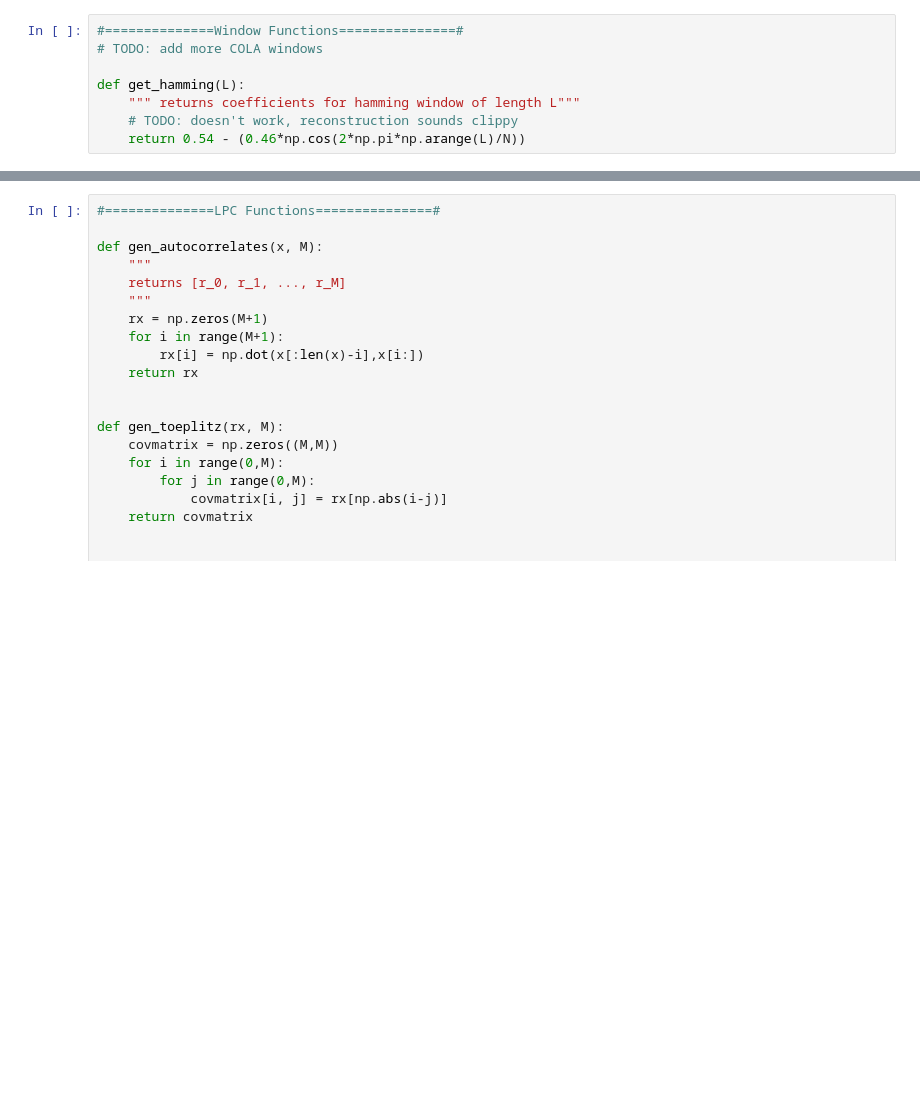
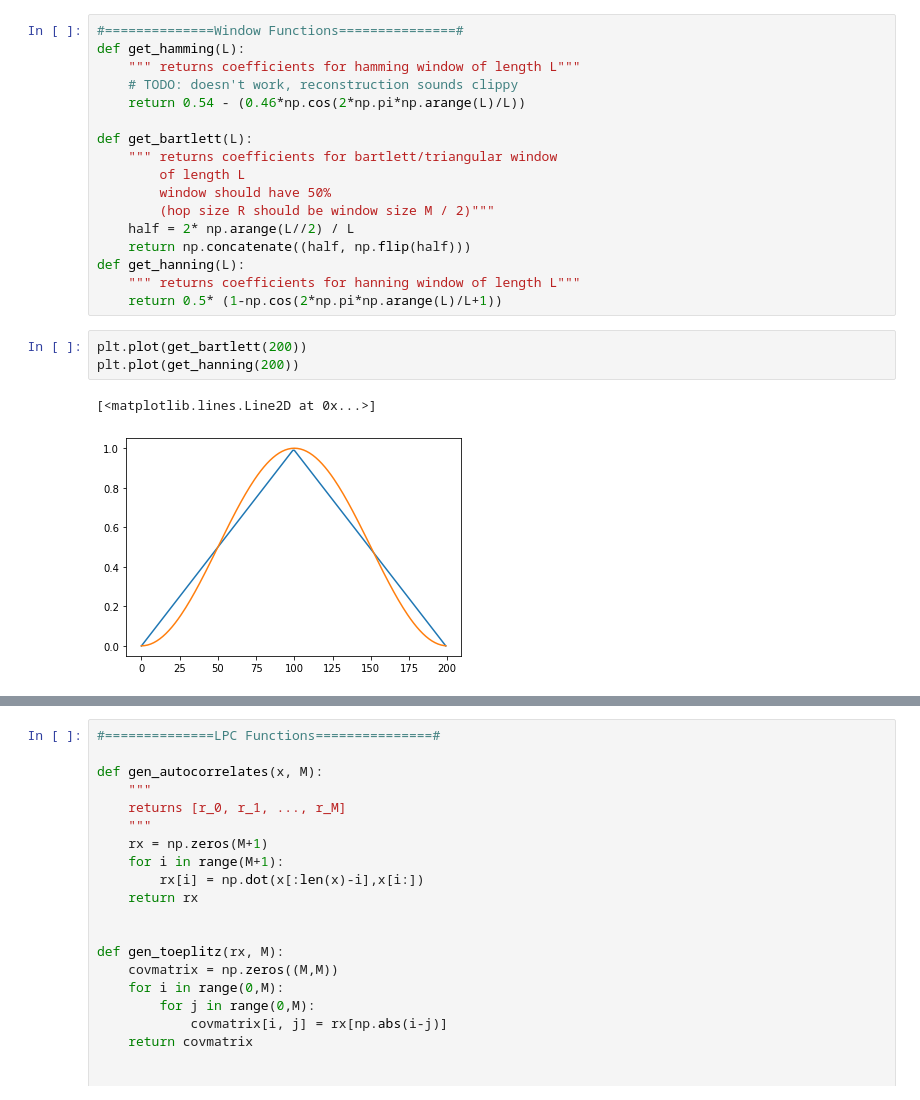
Before and after one commit to AndrewAday/cross-synthesis, a Jupyter notebook: LPC-cross-synthesis.ipynb, the cells around one changed output, grey strips where cells are left out. Saved outputs shown, nothing was run; the diff lists cells and outputs as text; blank space fills up the shorter version.

```diff
--- a/LPC-cross-synthesis.ipynb
+++ b/LPC-cross-synthesis.ipynb
@@ -32,11 +40,26 @@ fs: 22050, fs1: 22050
 [interactive output not drawn]
 # %%
 #==============Window Functions===============#
-# TODO: add more COLA windows
-
 def get_hamming(L):
     """ returns coefficients for hamming window of length L"""
     # TODO: doesn't work, reconstruction sounds clippy
-    return 0.54 - (0.46*np.cos(2*np.pi*np.arange(L)/N))
+    return 0.54 - (0.46*np.cos(2*np.pi*np.arange(L)/L))
+
+def get_bartlett(L):
+    """ returns coefficients for bartlett/triangular window
+        of length L
+        window should have 50%
+        (hop size R should be window size M / 2)"""
+    half = 2* np.arange(L//2) / L
+    return np.concatenate((half, np.flip(half)))
+def get_hanning(L):
+    """ returns coefficients for hanning window of length L"""
+    return 0.5* (1-np.cos(2*np.pi*np.arange(L)/L+1))
+# %%
+plt.plot(get_bartlett(200))
+plt.plot(get_hanning(200))
+# %% [output]
+[<matplotlib.lines.Line2D at 0x...>]
+[figure, added]
 # %%
 #==============STFT Functions===============#
```
Also changed, not shown: parts of 5 cells of this notebook, 2 other files.
